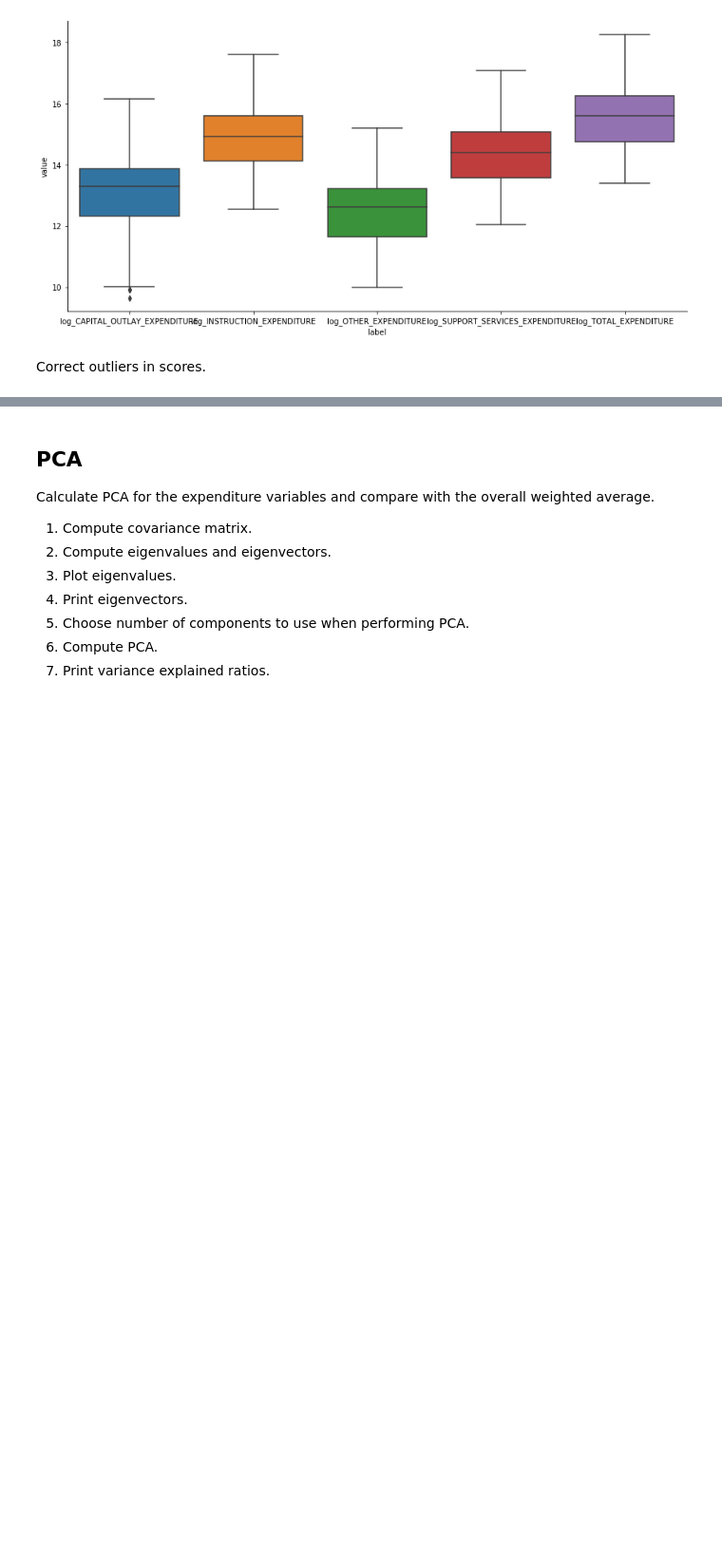
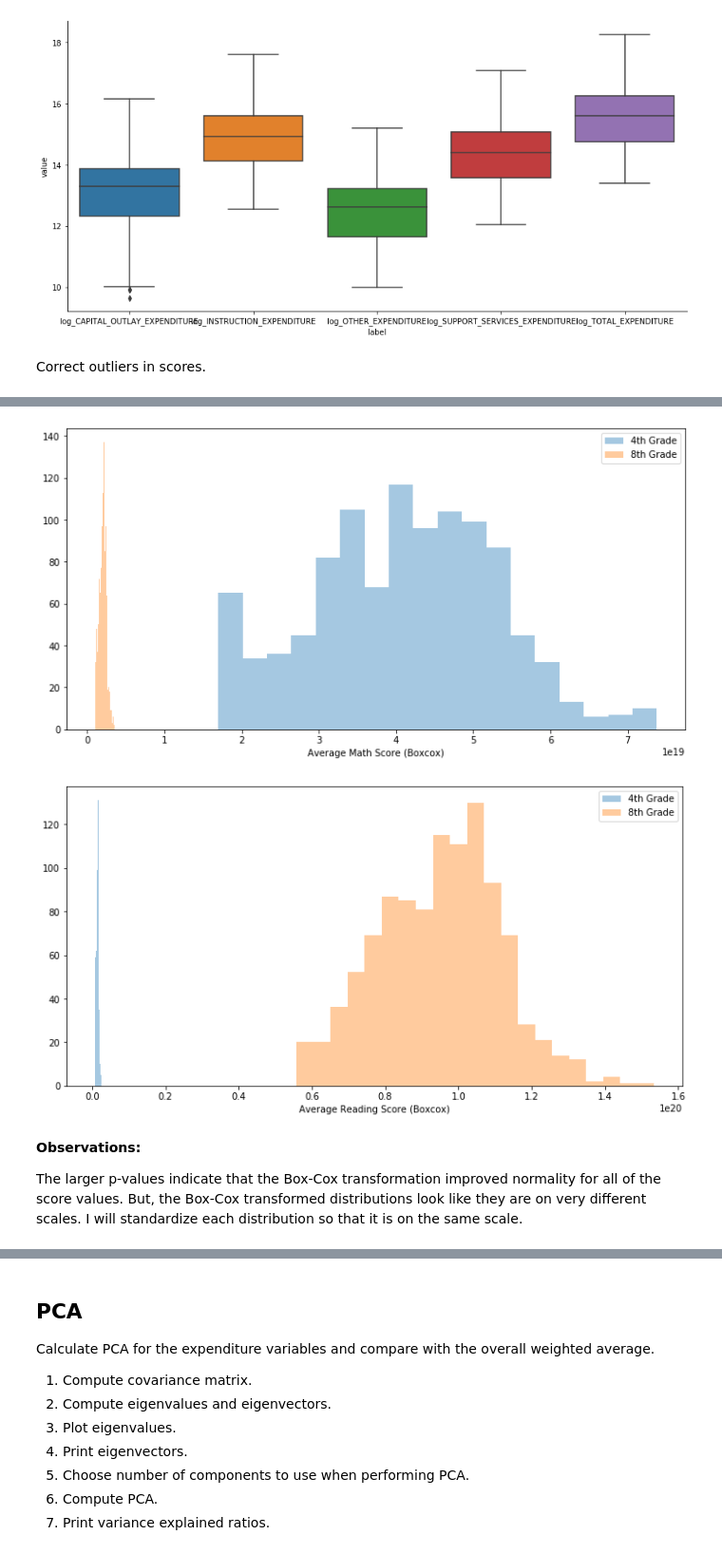
Before and after one commit to dmclark53/thinkful, a Jupyter notebook: Module_17/Feature_engineering_2-dimensionality_and_PCA/Feature_engineering_2-dimensionality_and_PCA.ipynb, the cells around one changed output, grey strips where cells are left out. Shown at 95% size. Cells and saved outputs as stored; diff of their text form; code cells hidden in the pictures; blank space fills up the shorter version.

```diff
--- a/Module_17/Feature_engineering_2-dimensionality_and_PCA/Feature_engineering_2-dimensionality_and_PCA.ipynb
+++ b/Module_17/Feature_engineering_2-dimensionality_and_PCA/Feature_engineering_2-dimensionality_and_PCA.ipynb
@@ -345,0 +289,14 @@ Instruction expenditure has the highest correlation with weighted averaged score
+# %%
+def boxcox_transform_scores(df, prefix):
+    score_types = ['math', 'reading']
+    grades = [4, 8]
+    boxcox_score_columns = []
+    for score_type in score_types:
+        for grade in grades:
+            column = f'{prefix}_AVG_{score_type.upper()}_{grade}_SCORE'
+            new_column = f'boxcox_AVG_{score_type.upper()}_{grade}_SCORE'
+            boxcox_transform, _ = boxcox(df[column])
+            df[new_column] = boxcox_transform
+    return df
+# %%
+df_subset = boxcox_transform_scores(df_subset, 'tukey')
@@ -345,0 +310,9 @@ Instruction expenditure has the highest correlation with weighted averaged score
+# %%
+plot_score_distributions(df_subset, 'boxcox')
+# %% [output]
+[figure, added]
+[figure, added]
+# %% [markdown]
+**Observations:**
+
+The larger p-values indicate that the Box-Cox transformation improved normality for all of the score values. But, the Box-Cox transformed distributions look like they are on very different scales. I will standardize each distribution so that it is on the same scale.
```
Also changed, not shown: parts of 72 cells of this notebook.
